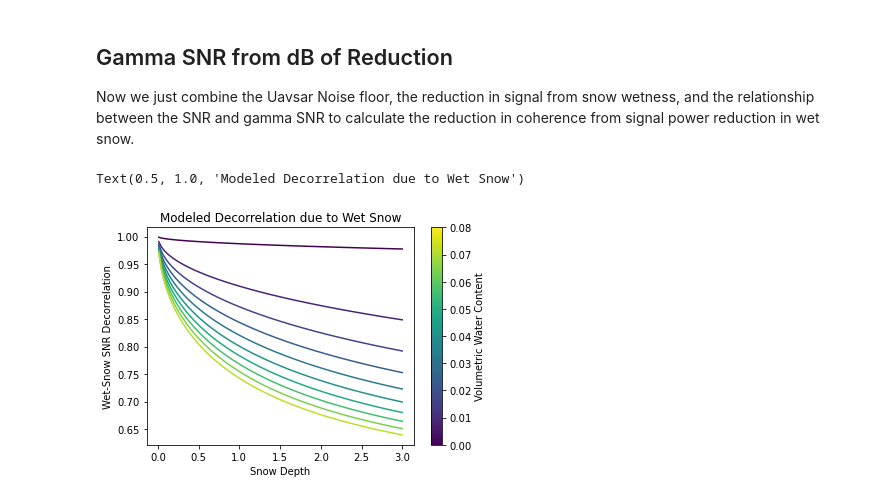
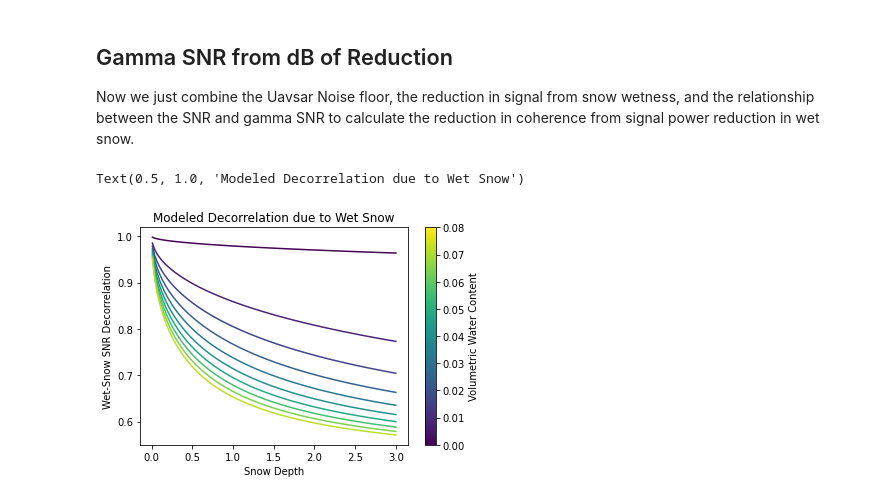
Before and after one commit to ZachHoppinen/uavsar, a Jupyter notebook: src/coherence/theoretical/snow_wetness_SNR.ipynb, the cells around one changed output. Saved outputs shown, nothing was run; the diff lists cells and outputs as text; code cells hidden in the pictures.

```diff
--- a/src/coherence/theoretical/snow_wetness_SNR.ipynb
+++ b/src/coherence/theoretical/snow_wetness_SNR.ipynb
@@ -155,29 +155,29 @@ Text(0.5, 0, 'Snow Depth')
 
 Now we just combine the Uavsar Noise floor, the reduction in signal from snow wetness, and the relationship between the SNR and gamma SNR to calculate the reduction in coherence from signal power reduction in wet snow.
 # %%
-thetas = np.deg2rad(40)
+thetas = np.deg2rad(1)
 NESZs = calc_NESZ(thetas)
 NESBs = NEBN_from_NESN(NESZs, thetas)
 
 snow_depths = np.linspace(0.01, 3, 100)
 volumetic_content = np.linspace(0.0, 0.08, 10)
 
 for i, vc in enumerate(volumetic_content):
     e = tiuri_snow_permittivity(density = 300, water_vol = vc)
     alpha = alpha_calc(e)
     prs = power_reduction(snow_depths, alpha)
     prs_db = 10*np.log10(prs)
     betas = beta_from_sigma(prs_db, loc_inc = thetas, NESZ = NESZs)
     Ss = calc_S(betas, NESBs)
     p_snr = 1- calc_p_SNR(Ss, Ss)
 
     c = mpl.colormaps['viridis'](i/len(volumetic_content))
     plt.plot(snow_depths,  p_snr, color = c)
 sm = plt.cm.ScalarMappable(cmap=mpl.colormaps['viridis'], norm=plt.Normalize(vmin=volumetic_content[0], vmax=volumetic_content[-1]))
 plt.colorbar(sm, label = 'Volumetric Water Content')
 plt.ylabel('Wet-Snow SNR Decorrelation')
 plt.xlabel('Snow Depth')
 plt.title('Modeled Decorrelation due to Wet Snow')
 # %% [output]
 Text(0.5, 1.0, 'Modeled Decorrelation due to Wet Snow')
-[figure, old version]
+[figure, new version]
```
Also changed, not shown: 7 other files.
